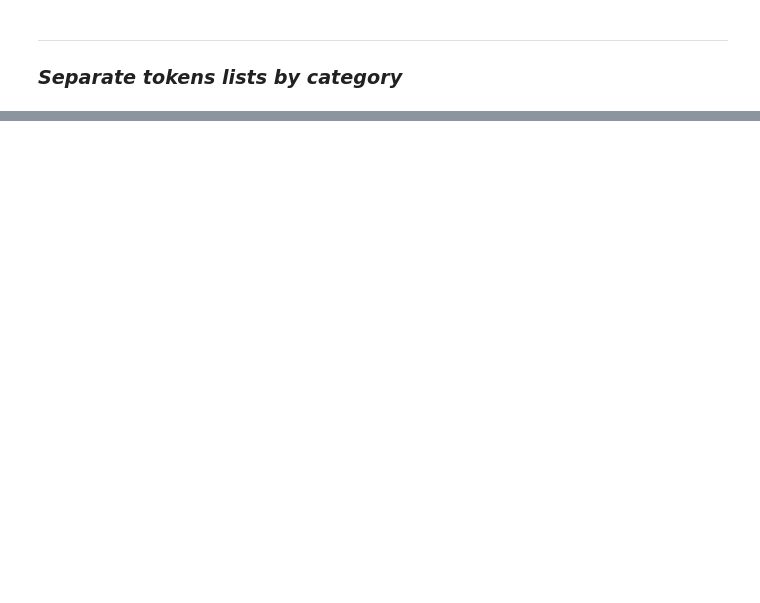
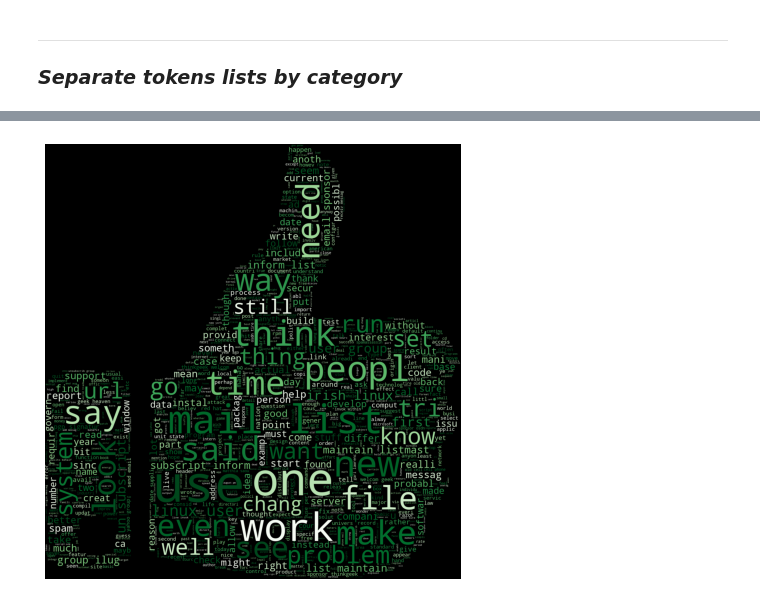
Before and after one commit to playeredlc/DataScience-Learnings, a Jupyter notebook: Spam-Filter/pre_proccess_data.ipynb, the cells around one changed output, grey strips where cells are left out. Drawn from its saved outputs; the diff is of its cells as text; code cells hidden in the pictures; blank space fills up the shorter version.

Commit message:
spam-filer: Spam x Ham, most frequent words visualization using Word Clouds.

```diff
--- a/Spam-Filter/pre_proccess_data.ipynb
+++ b/Spam-Filter/pre_proccess_data.ipynb
@@ -17,6 +21,9 @@ SPAM_CATEGORY = 1
 HAM_CATEGORY = 0
 
 DATA_JSON_FILE = '~/Área de Trabalho/emails_data.json' # MY desktop path
+
+THUMBS_UP_IMG_PATH = 'img/thumbs-up.png'
+THUMBS_DOWN_IMG_PATH = 'img/thumbs-down.png'
 # %% [markdown]
 # *Gather data:*
 ### *load spam and ham body email DataFrames*
@@ -289,0 +304,25 @@ Number of spammy words: (175752,)
+# %%
+# define the format of the wordclouds
+thumbs_up = Image.open(THUMBS_UP_IMG_PATH)
+img_mask = Image.new(mode='RGB', size=thumbs_up.size, color=(255, 255, 255))
+img_mask.paste(thumbs_up, box=thumbs_up)
+ham_mask = np.array(img_mask)
+
+thumbs_down = Image.open(THUMBS_DOWN_IMG_PATH)
+img_mask = Image.new(mode='RGB', size=thumbs_down.size, color=(255, 255 ,255))
+img_mask.paste(thumbs_down, box=thumbs_down)
+spam_mask = np.array(img_mask)
+# %%
+%%time
+# generate ham word cloud
+ham_wordcloud = WordCloud(mask=ham_mask, background_color='black',
+                      max_words=1000, colormap='Greens')
+ham_wordcloud.generate(ham_as_str)
+
+# generate spam word cloud
+spam_wordcloud = WordCloud(mask=spam_mask, background_color='black',
+                      max_words=1000, colormap='Reds')
+spam_wordcloud.generate(spam_as_str)
+
+# CPU times: user 48.1 s, sys: 458 ms, total: 48.5 s
+# Wall time: 48.8 s
@@ -289,0 +333,8 @@ Number of spammy words: (175752,)
+# %%
+# display ham wordcloud
+plt.figure(figsize=[16, 8])
+plt.imshow(ham_wordcloud)
+plt.axis('off')
+plt.show()
+# %% [output]
+[figure, added]
```
Also changed, not shown: parts of 16 cells of this notebook, 2 other files.
